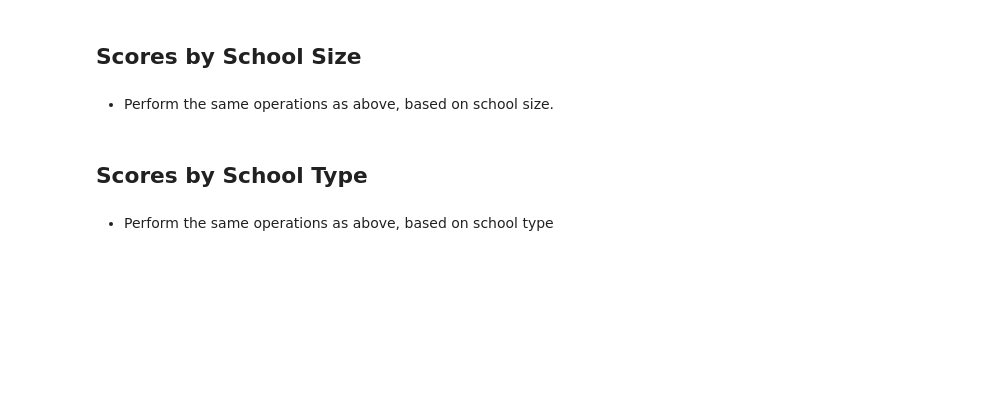
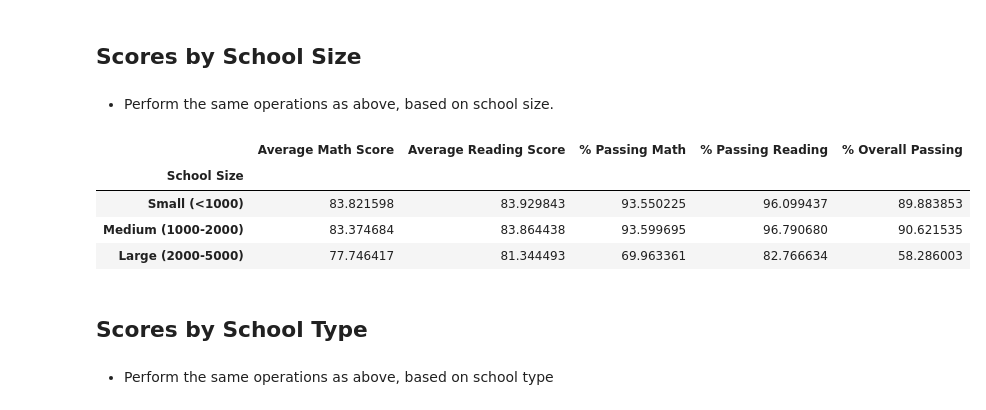
Before and after one commit to apfleegor/pandas-challenge, a Jupyter notebook: PyCitySchools/PyCitySchools_starter.ipynb, the cells around one changed output. Drawn from its saved outputs; the diff is of its cells as text; code cells hidden in the pictures; blank space fills up the shorter version.

```diff
--- a/PyCitySchools/PyCitySchools_starter.ipynb
+++ b/PyCitySchools/PyCitySchools_starter.ipynb
@@ -229,6 +317,22 @@ bottom_overall_passing.head(5)
 ## Scores by School Size
 # %% [markdown]
 * Perform the same operations as above, based on school size.
+# %%
+# create bins for the data (I will use the sample formatting solution to create the bins)
+size_bins = [0, 999, 1999, 5000]
+size_bin_names = ["Small (<1000)", "Medium (1000-2000)", "Large (2000-5000)"]
+# %%
+# break down school performances based on school size (using school summary data generated above)
+summary_copy_new = school_summary.copy()
+summary_copy_new['School Size'] = pd.cut(summary_copy_new['Total Students'], size_bins, labels=size_bin_names)
+size_summary = summary_copy_new.groupby('School Size')
+size_summary[['Average Math Score', 'Average Reading Score', '% Passing Math', '% Passing Reading', '% Overall Passing']].mean()
+# %% [output]
+|  | Average Math Score | Average Reading Score | % Passing Math | % Passing Reading | % Overall Passing |
+| School Size |  |  |  |  |  |
+| Small (<1000) | 83.821598 | 83.929843 | 93.550225 | 96.099437 | 89.883853 |
+| Medium (1000-2000) | 83.374684 | 83.864438 | 93.599695 | 96.790680 | 90.621535 |
+| Large (2000-5000) | 77.746417 | 81.344493 | 69.963361 | 82.766634 | 58.286003 |
 # %% [markdown]
 ## Scores by School Type
 # %% [markdown]
```
Also changed, not shown: parts of 9 cells of this notebook.
